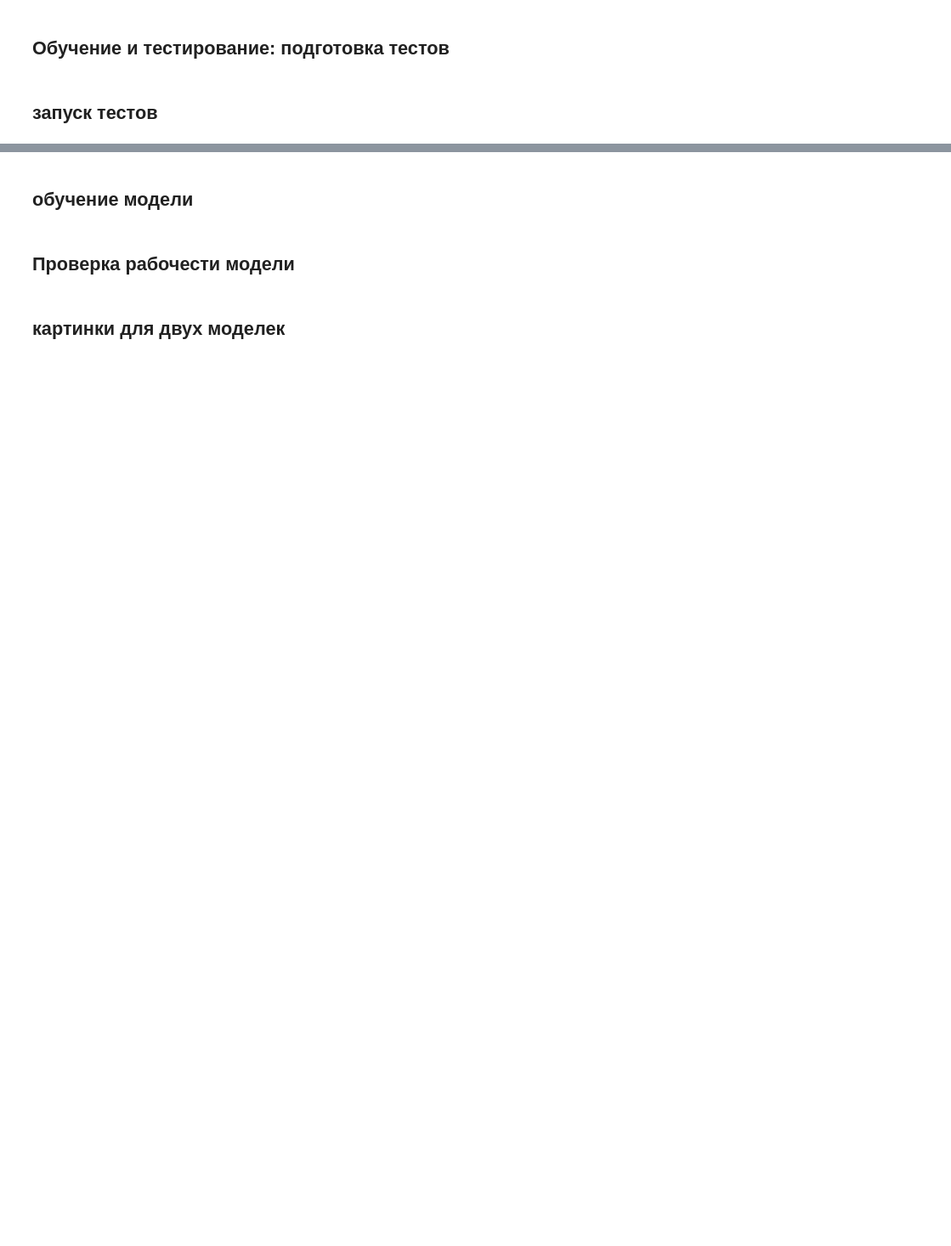
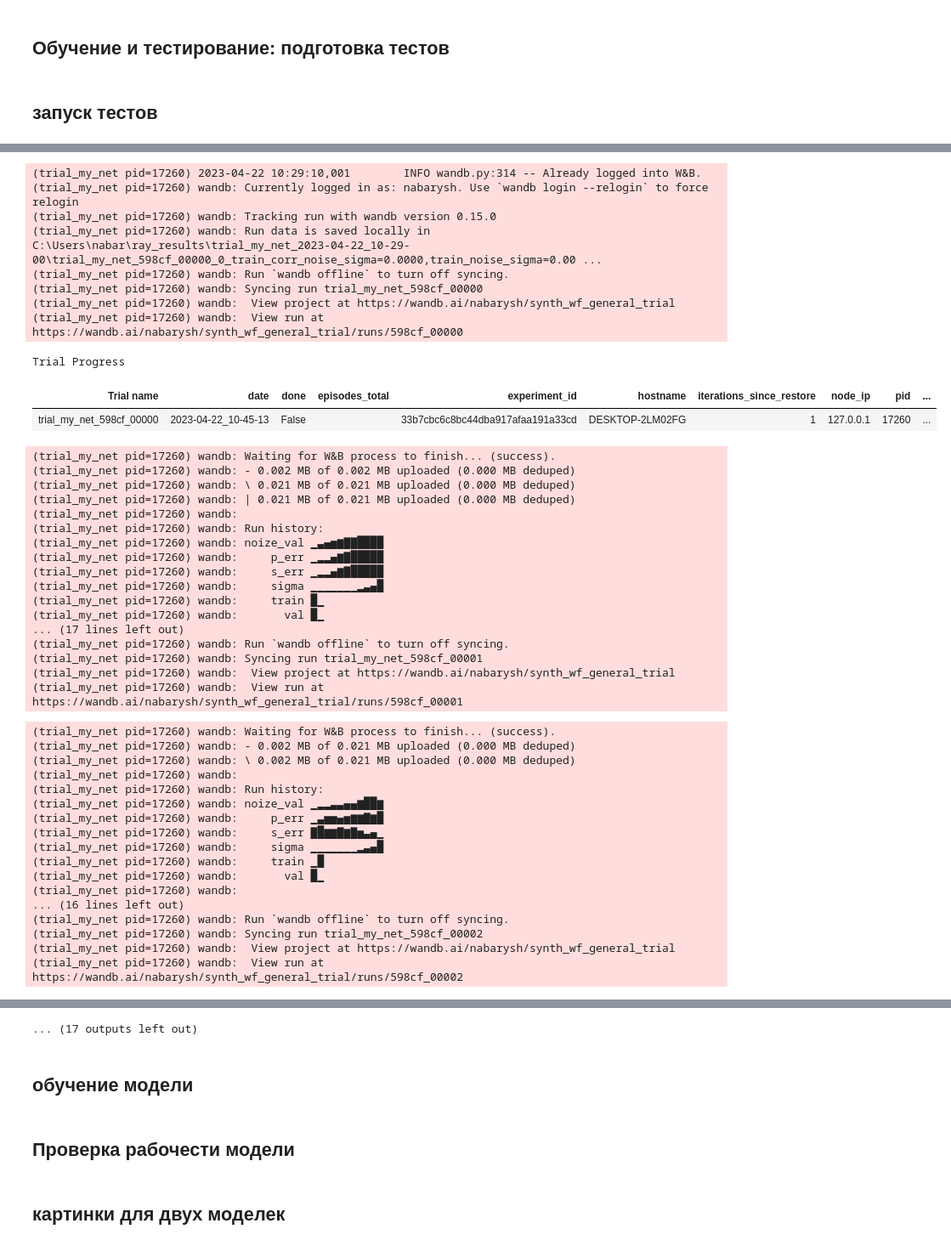
Before and after one commit to mexalon/Synth_wf_proc, a Jupyter notebook: Synth_wf_processing.ipynb, the cells around one changed output, grey strips where cells are left out. Shown at 85% size. Drawn from its saved outputs; the diff is of its cells as text; code cells hidden in the pictures; blank space fills up the shorter version.

Commit message:
just to save progress

```diff
--- a/Synth_wf_processing.ipynb
+++ b/Synth_wf_processing.ipynb
@@ -745,7 +715,10 @@ class ArrNetwork:
     def get_weights(self):
         return self.model.state_dict()
 
-    def set_weights(self, pt_path):
+    def set_weights(self, state_dict):
+        self.model.load_state_dict(state_dict)
+
+    def load_weights(self, pt_path):
         self.model.load_state_dict(torch.load(pt_path, map_location=torch.device(self.device)))
 
     def save(self, state_name=''):
@@ -786,7 +759,7 @@ def dataset_creator(train_h5_path, test_h5_path, params):
     test = SynthSeism(h5_path = test_h5_path, transforms=test_transforms)
 
     # this is for testing
-    train = torch.utils.data.Subset(train, torch.randperm(2000).tolist())
+    # train = torch.utils.data.Subset(train, torch.randperm(2000).tolist())
 
 
     train_dl = DataLoader(dataset=train,
@@ -885,7 +874,13 @@ def trial_my_net(config):
 
     # noize test
     if 'sigmas' in config.keys():
+        st_d = net.get_weights() # model state from this run
+
         for sigma in config['sigmas']:
+            params.val_noise_sigma=sigma # set sigmas
+            params.val_corr_noise_sigma=sigma
+            net = ArrNetwork(train_h5_path, test_h5_path, params)
+            net.set_weights(st_d)
             l = net.evaluate()
             p_err, s_err = net.evaluate_time_error()
             wandb.log({'sigma': sigma, 'noize_val': l, 'p_err': p_err, 's_err': s_err})
@@ -896,10 +891,8 @@ def trial_my_net(config):
 def tune_my_model(config):
     trainable = tune.with_resources(
         tune.with_parameters(trial_my_net),
-        resources={'cpu':2, 'gpu':1},
+        resources={'cpu':12, 'gpu':1},
         )
-
-    param_space=config
 
     tuner = tune.Tuner(trainable=trainable, param_space=config)
     results = tuner.fit()
@@ -915,13 +908,13 @@ config = {
             "train_corr_noise_sigma": tune.grid_search([0.0, 0.01]),
             "train_spikes_sigma": tune.grid_search([0.01, 0.1]),
             "train_spikes_fraction": tune.grid_search([0.0, 0.1]),
-            "variate": tune.grid_search([True, False]),
+            "variate": tune.grid_search([True,]),
             "epochs": 2,
 
             "sigmas": sigmas,
 
-            "wandb": {"project": "delete_me",
-                    "group": "test_1",
+            "wandb": {"project": "synth_wf_general_trial",
+                    "group": "train-and-noise-all-in-one",
                     }
             }
 
@@ -933,3 +926,4 @@ fig, ax = plt.subplots(figsize=(4.33, 3))
 results_done = (r for r in results if r.metrics_dataframe is not None)
 for result in results_done:
     result.metrics_dataframe.plot("training_iteration", "train", ax=ax, marker='.')
+# %% [output]
@@ -935,0 +931,45 @@ for result in results_done:
+(trial_my_net pid=17260) 2023-04-22 10:29:10,001        INFO wandb.py:314 -- Already logged into W&B.
+(trial_my_net pid=17260) wandb: Currently logged in as: nabarysh. Use `wandb login --relogin` to force relogin
+(trial_my_net pid=17260) wandb: Tracking run with wandb version 0.15.0
+(trial_my_net pid=17260) wandb: Run data is saved locally in C:\Users\nabar\ray_results\trial_my_net_2023-04-22_10-29-00\trial_my_net_598cf_00000_0_train_corr_noise_sigma=0.0000,train_noise_sigma=0.00 ...
+(trial_my_net pid=17260) wandb: Run `wandb offline` to turn off syncing.
+(trial_my_net pid=17260) wandb: Syncing run trial_my_net_598cf_00000
+(trial_my_net pid=17260) wandb:  View project at https://wandb.ai/nabarysh/synth_wf_general_trial
+(trial_my_net pid=17260) wandb:  View run at https://wandb.ai/nabarysh/synth_wf_general_trial/runs/598cf_00000
+Trial Progress
+| Trial name | date | done | episodes_total | experiment_id | hostname | iterations_since_restore | node_ip | pid | ... |
+| trial_my_net_598cf_00000 | 2023-04-22_10-45-13 | False |  | 33b7cbc6c8bc44dba917afaa191a33cd | DESKTOP-2LM02FG | 1 | 127.0.0.1 | 17260 | ... |
+(trial_my_net pid=17260) wandb: Waiting for W&B process to finish... (success).
+(trial_my_net pid=17260) wandb: - 0.002 MB of 0.002 MB uploaded (0.000 MB deduped)
+(trial_my_net pid=17260) wandb: \ 0.021 MB of 0.021 MB uploaded (0.000 MB deduped)
+(trial_my_net pid=17260) wandb: | 0.021 MB of 0.021 MB uploaded (0.000 MB deduped)
+(trial_my_net pid=17260) wandb:
+(trial_my_net pid=17260) wandb: Run history:
+(trial_my_net pid=17260) wandb: noize_val ▁▃▄▅▆▇▇████
+(trial_my_net pid=17260) wandb:     p_err ▁▂▂▄▆▇█████
+(trial_my_net pid=17260) wandb:     s_err ▁▂▂▄▆▇█████
+(trial_my_net pid=17260) wandb:     sigma ▁▁▁▁▁▁▁▂▃▄█
+(trial_my_net pid=17260) wandb:     train █▁
+(trial_my_net pid=17260) wandb:       val █▁
+... (17 lines left out)
+(trial_my_net pid=17260) wandb: Run `wandb offline` to turn off syncing.
+(trial_my_net pid=17260) wandb: Syncing run trial_my_net_598cf_00001
+(trial_my_net pid=17260) wandb:  View project at https://wandb.ai/nabarysh/synth_wf_general_trial
+(trial_my_net pid=17260) wandb:  View run at https://wandb.ai/nabarysh/synth_wf_general_trial/runs/598cf_00001
+(trial_my_net pid=17260) wandb: Waiting for W&B process to finish... (success).
+(trial_my_net pid=17260) wandb: - 0.002 MB of 0.021 MB uploaded (0.000 MB deduped)
+(trial_my_net pid=17260) wandb: \ 0.002 MB of 0.021 MB uploaded (0.000 MB deduped)
+(trial_my_net pid=17260) wandb:
+(trial_my_net pid=17260) wandb: Run history:
+(trial_my_net pid=17260) wandb: noize_val ▁▂▂▃▃▄▄▆██▆
+(trial_my_net pid=17260) wandb:     p_err ▁▃▅▅▄▅▆▆▇▆█
+(trial_my_net pid=17260) wandb:     s_err ▇█▆▆▇▆▇▅▃▄▁
+(trial_my_net pid=17260) wandb:     sigma ▁▁▁▁▁▁▁▂▃▄█
+(trial_my_net pid=17260) wandb:     train ▁█
+(trial_my_net pid=17260) wandb:       val █▁
+(trial_my_net pid=17260) wandb:
+... (16 lines left out)
+(trial_my_net pid=17260) wandb: Run `wandb offline` to turn off syncing.
+(trial_my_net pid=17260) wandb: Syncing run trial_my_net_598cf_00002
+(trial_my_net pid=17260) wandb:  View project at https://wandb.ai/nabarysh/synth_wf_general_trial
+(trial_my_net pid=17260) wandb:  View run at https://wandb.ai/nabarysh/synth_wf_general_trial/runs/598cf_00002
@@ -936,3 +1078,4 @@ for result in results_done:
+... (17 outputs left out)
 # %% [markdown]
 ## обучение модели
 # %%
```
Also changed, not shown: parts of 17 cells of this notebook.
